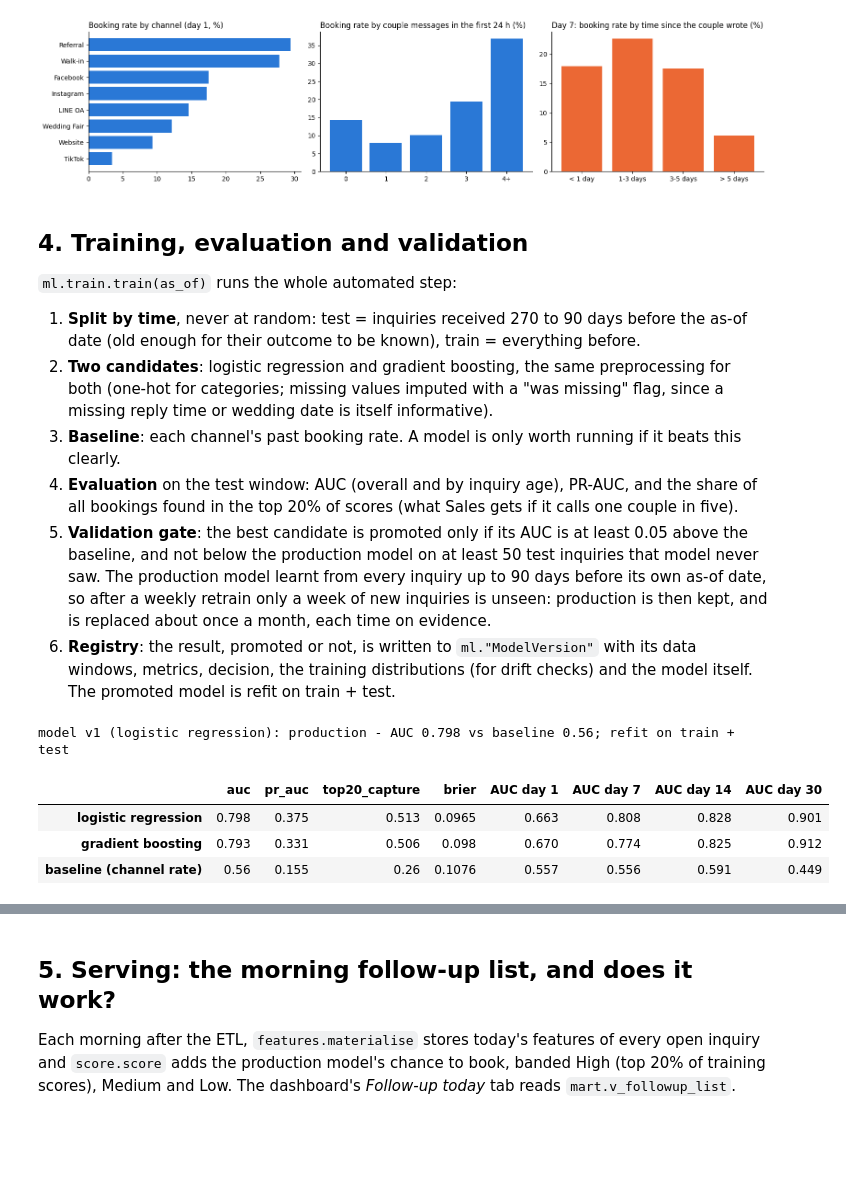
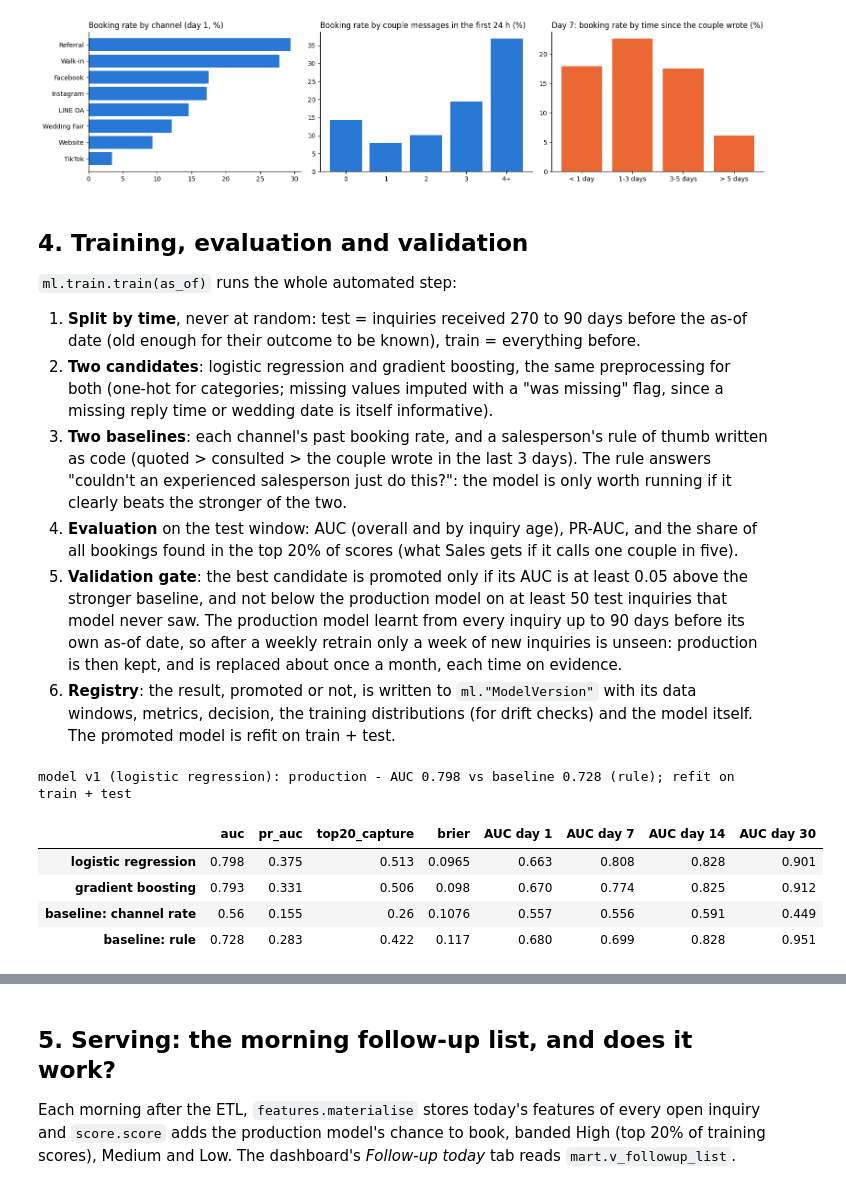
Before and after one commit to hhej/aisleco-analytics-platform, a Jupyter notebook: AisleCo_ML_Conversion_Demo.ipynb, the cells around one changed output, grey strips where cells are left out. Cells and saved outputs as stored; diff of their text form; code cells hidden in the pictures; blank space fills up the shorter version.

```diff
--- a/AisleCo_ML_Conversion_Demo.ipynb
+++ b/AisleCo_ML_Conversion_Demo.ipynb
@@ -180,10 +181,12 @@ plt.tight_layout(); plt.show()
 2. **Two candidates**: logistic regression and gradient boosting, the same preprocessing for both (one-hot for
    categories; missing values imputed with a "was missing" flag, since a missing reply time or wedding date is
    itself informative).
-3. **Baseline**: each channel's past booking rate. A model is only worth running if it beats this clearly.
+3. **Two baselines**: each channel's past booking rate, and a salesperson's rule of thumb written as code
+   (quoted > consulted > the couple wrote in the last 3 days). The rule answers "couldn't an experienced
+   salesperson just do this?": the model is only worth running if it clearly beats the stronger of the two.
 4. **Evaluation** on the test window: AUC (overall and by inquiry age), PR-AUC, and the share of all bookings
    found in the top 20% of scores (what Sales gets if it calls one couple in five).
-5. **Validation gate**: the best candidate is promoted only if its AUC is at least 0.05 above the baseline, and
+5. **Validation gate**: the best candidate is promoted only if its AUC is at least 0.05 above the stronger baseline, and
    not below the production model on at least 50 test inquiries that model never saw. The production model
    learnt from every inquiry up to 90 days before its own as-of date, so after a weekly retrain only a week of
    new inquiries is unseen: production is then kept, and is replaced about once a month, each time on evidence.
@@ -193,14 +196,15 @@ plt.tight_layout(); plt.show()
 # %%
 r0 = with_dw(T.train, ASOF0)
 print(f"model v{r0['version']} ({r0['algorithm']}): {r0['status']} - {r0['decision']}")
-m = pd.DataFrame({**{k: v for k, v in r0["candidates"].items()}, "baseline (channel rate)": r0["baseline"]}).T
+m = pd.DataFrame({**r0["candidates"], **{f"baseline: {k}": v for k, v in r0["baselines"].items()}}).T
 m = m.join(pd.DataFrame(m.pop("auc_by_day").tolist(), index=m.index).add_prefix("AUC day "))
 m
 # %% [output]
-model v1 (logistic regression): production - AUC 0.798 vs baseline 0.56; refit on train + test
+model v1 (logistic regression): production - AUC 0.798 vs baseline 0.728 (rule); refit on train + test
 |  | auc | pr_auc | top20_capture | brier | AUC day 1 | AUC day 7 | AUC day 14 | AUC day 30 |
 | logistic regression | 0.798 | 0.375 | 0.513 | 0.0965 | 0.663 | 0.808 | 0.828 | 0.901 |
 | gradient boosting | 0.793 | 0.331 | 0.506 | 0.098 | 0.670 | 0.774 | 0.825 | 0.912 |
-| baseline (channel rate) | 0.56 | 0.155 | 0.26 | 0.1076 | 0.557 | 0.556 | 0.591 | 0.449 |
+| baseline: channel rate | 0.56 | 0.155 | 0.26 | 0.1076 | 0.557 | 0.556 | 0.591 | 0.449 |
+| baseline: rule | 0.728 | 0.283 | 0.422 | 0.117 | 0.680 | 0.699 | 0.828 | 0.951 |
 # %%
 fig, ax = plt.subplots(figsize=(9, 3.6))
```
Also changed, not shown: parts of 21 cells of this notebook, 42 other files.
